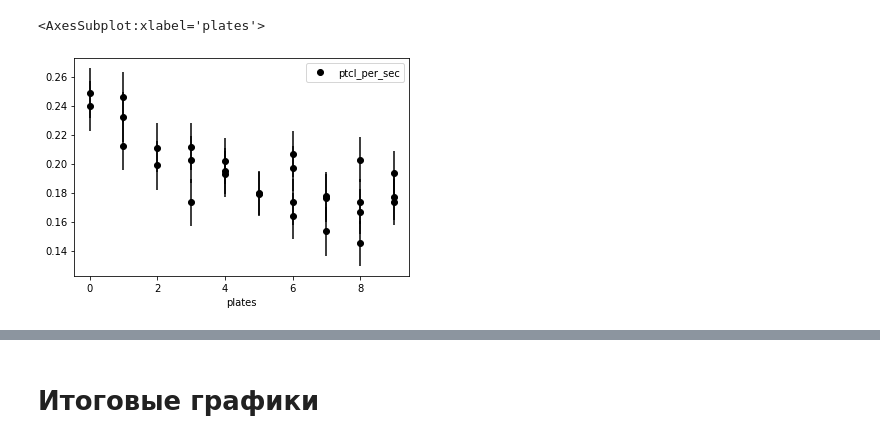
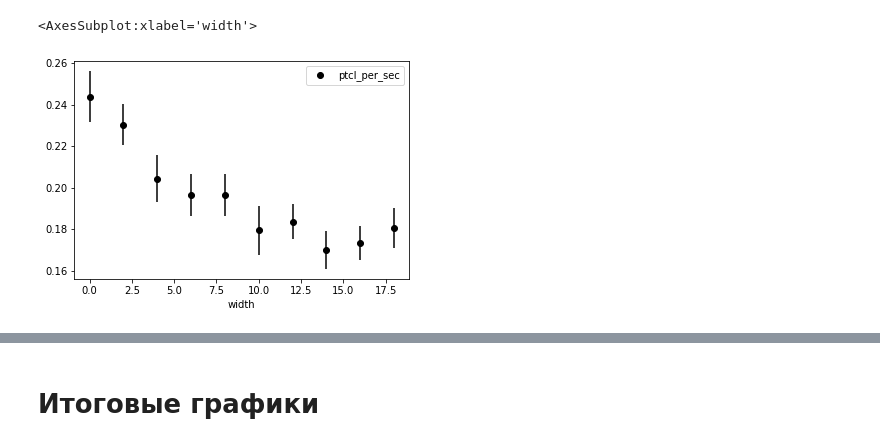
Before and after one commit to V1ad0S/quantum-physics-labs, a Jupyter notebook: 5.7.4/processing.ipynb, the cells around one changed output, grey strips where cells are left out. Cells and saved outputs as stored; diff of their text form; code cells hidden in the pictures.

```diff
--- a/5.7.4/processing.ipynb
+++ b/5.7.4/processing.ipynb
@@ -11,7 +10,8 @@ data1 = pd.read_csv('data/data_1.tsv', sep='\t')
 data2 = pd.read_csv('data/data_2.tsv', sep='\t')
 # %%
 data = pd.concat([data1, data2], ignore_index=True)
+data[['time2', 'ptcls2']] = data.groupby('plates')[['time', 'particles']].transform('sum')
+data['width'] = 2 * data['plates']
 # %%
 data['ptcl_per_sec'] = data['particles'] / data['time']
-data['width'] = plates.cumsum()[data['plates']]
-data['width'] = 2 * data['plates']
+data.plot(x='plates', y='ptcl_per_sec', fmt='ok', yerr=(data['particles'] ** (-0.5) * data['ptcl_per_sec']))
@@ -19,0 +21,7 @@ eps_err = np.sqrt(data['particles']) / data['particles']
+# %%
+df = data.sort_values(by=['plates']).drop_duplicates(subset=['plates'], ignore_index=True).loc[:, ['time2', 'ptcls2', 'plates']]
+df.columns = ['time', 'particles', 'plates']
+df['width'] = df['plates'] * 2
+df['ptcl_per_sec'] = df['particles'] / df['time']
+
+df
@@ -20,5 +40,6 @@ eps_err = np.sqrt(data['particles']) / data['particles']
 # %%
-data.plot(x='plates', y='ptcl_per_sec', fmt='ok', yerr=(eps_err * data['ptcl_per_sec']))
+sigma_gnrl = (df['particles'] ** (-0.5) * df['ptcl_per_sec']).to_numpy()
+df.plot(x='width', y='ptcl_per_sec', fmt='ok', yerr=sigma_gnrl)
 # %% [output]
-<AxesSubplot:xlabel='plates'>
+<AxesSubplot:xlabel='width'>
-[figure, old version]
+[figure, new version]
```
Also changed, not shown: parts of 27 cells of this notebook, 7 other files.
